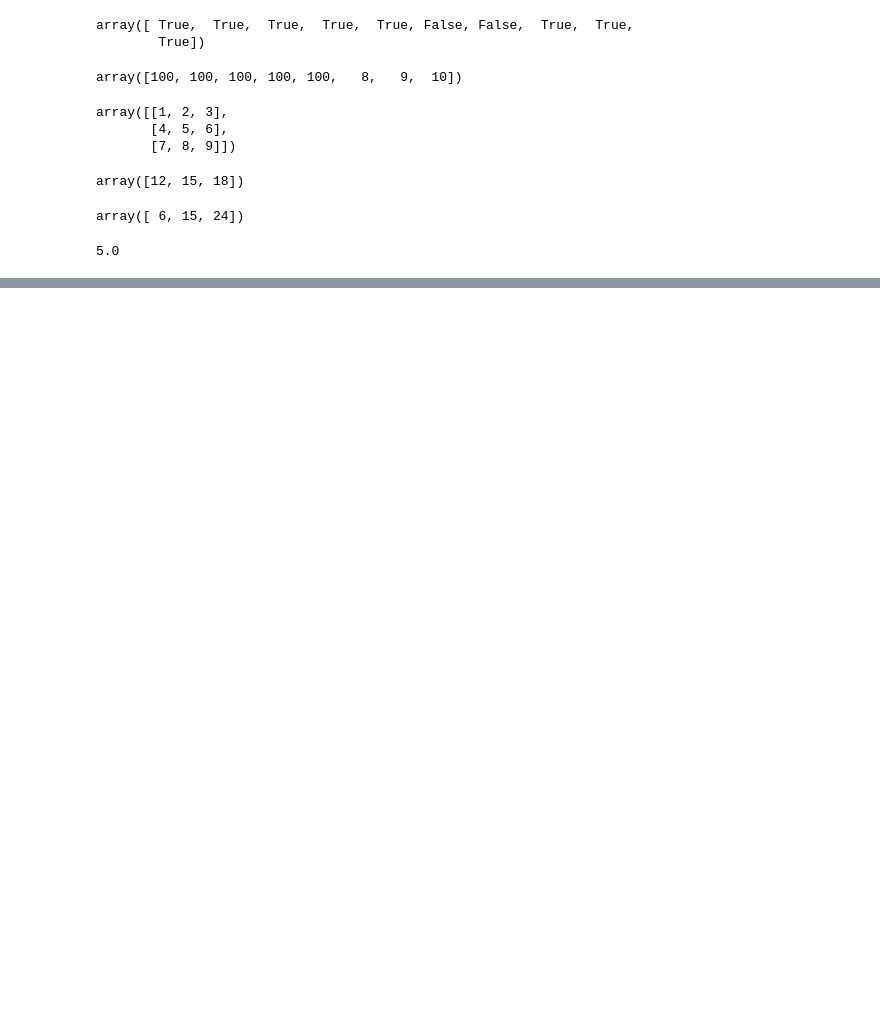
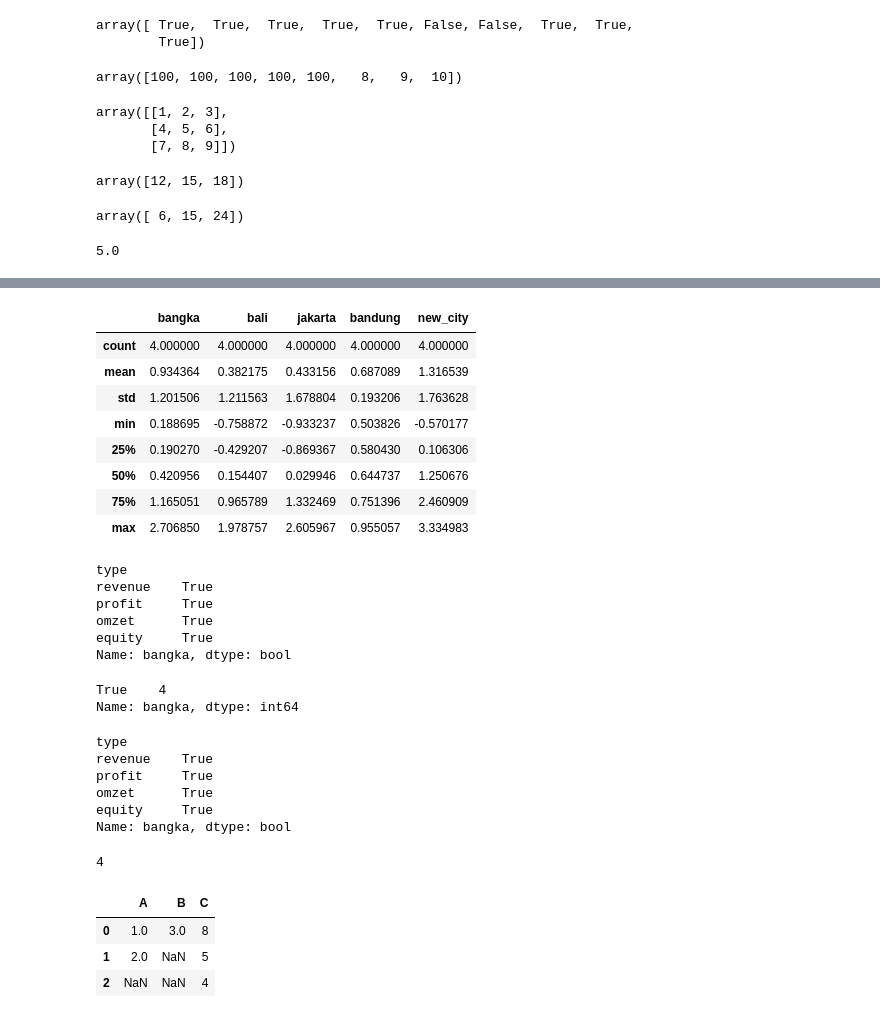
Before and after one commit to jakaesembodo/Python-Time-Series, a Jupyter notebook: time-series.ipynb, the cells around one changed output, grey strips where cells are left out. Drawn from its saved outputs; the diff is of its cells as text; code cells hidden in the pictures; blank space fills up the shorter version.

Commit message:
add: panda. Include: dataframe, series, operation, input output, etc

```diff
--- a/time-series.ipynb
+++ b/time-series.ipynb
@@ -228,0 +340,5 @@ arr_2d.mean()
+# %%
+#remove colom colom = axis 1, row axis = 0
+#inplace = TRUE for permanently delete
+df_1.drop('new', axis=1, inplace=True)
+df_1
@@ -228,0 +352,4 @@ arr_2d.mean()
+# %%
+#remove rows
+df_1.drop('C', axis= 0, inplace=True)
+df_1
@@ -228,0 +406,6 @@ arr_2d.mean()
+# %%
+#make new index with new data
+new_index = ('revenue profit omzet equity'.split())
+df_1['type'] = new_index
+df_1.drop(df_1.columns[5], axis=1, inplace=True)
+df_1
@@ -228,0 +418,4 @@ arr_2d.mean()
+# %%
+#set colom as Index
+df_1.set_index('type', inplace=True)
+df_1
@@ -228,0 +443,55 @@ arr_2d.mean()
+# %%
+#automatically describe df
+df_1.describe()
+# %% [output]
+|  | bangka | bali | jakarta | bandung | new_city |
+| count | 4.000000 | 4.000000 | 4.000000 | 4.000000 | 4.000000 |
+| mean | 0.934364 | 0.382175 | 0.433156 | 0.687089 | 1.316539 |
+| std | 1.201506 | 1.211563 | 1.678804 | 0.193206 | 1.763628 |
+| min | 0.188695 | -0.758872 | -0.933237 | 0.503826 | -0.570177 |
+| 25% | 0.190270 | -0.429207 | -0.869367 | 0.580430 | 0.106306 |
+| 50% | 0.420956 | 0.154407 | 0.029946 | 0.644737 | 1.250676 |
+| 75% | 1.165051 | 0.965789 | 1.332469 | 0.751396 | 2.460909 |
+| max | 2.706850 | 1.978757 | 2.605967 | 0.955057 | 3.334983 |
+# %%
+#count sepsific condition
+cond_3 = df_1>0
+cond_4 = df_1['bangka']>0
+df_1[cond_3]
+cond_4
+# %% [output]
+type
+revenue    True
+profit     True
+omzet      True
+equity     True
+Name: bangka, dtype: bool
+# %%
+#must be a coloum
+cond_4.value_counts()
+# %% [output]
+True    4
+Name: bangka, dtype: int64
+# %%
+sum(cond_4)
+# %% [output]
+type
+revenue    True
+profit     True
+omzet      True
+equity     True
+Name: bangka, dtype: bool
+# %%
+len(cond_4)
+# %% [output]
+4
+# %%
+#MISSING VALUE
+#first we create a dataframe with missing value
+df_2 = pd.DataFrame({'A':[1,2,np.nan],'B':[3,np.nan,np.nan],'C':[8,5,4,]})
+df_2
+# %% [output]
+|  | A | B | C |
+| 0 | 1.0 | 3.0 | 8 |
+| 1 | 2.0 | NaN | 5 |
+| 2 | NaN | NaN | 4 |
```
Also changed, not shown: parts of 53 cells of this notebook.
